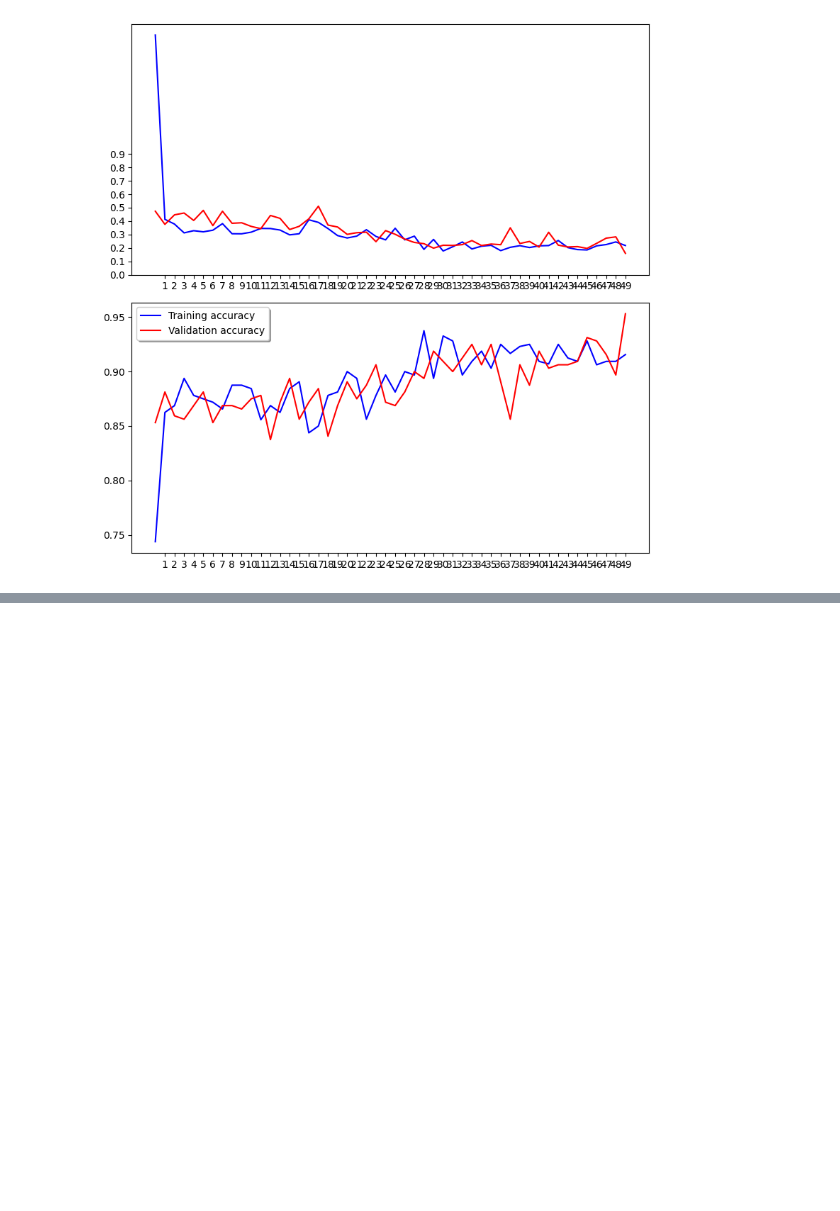
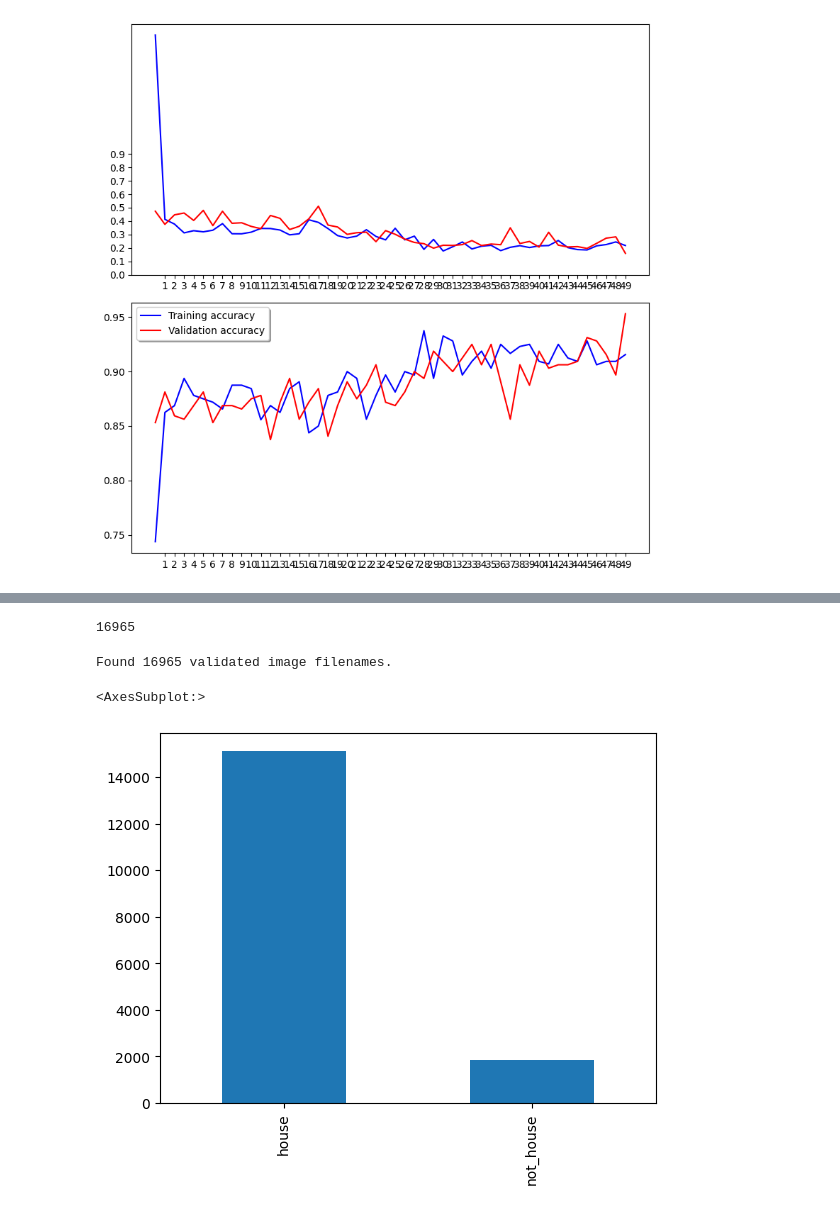
Before and after one commit to StaceyTf1999/graduateproject1_housetype.predicting, a Jupyter notebook: housing_predicting.ipynb, the cells around one changed output, grey strips where cells are left out. Cells and saved outputs as stored; diff of their text form; code cells hidden in the pictures; blank space fills up the shorter version.

Commit message:
mapping the prediction

```diff
--- a/housing_predicting.ipynb
+++ b/housing_predicting.ipynb
@@ -700,0 +705,44 @@ plt.show()
+# %%
+non_labeled = os.listdir("../street_view/street_view/")
+test_df = pd.DataFrame({
+    'PropertyID': non_labeled
+})
+num_test = test_df.shape[0]
+# %%
+num_test
+# %% [output]
+16965
+# %%
+IMAGE_WIDTH=320
+IMAGE_HEIGHT=320
+IMAGE_SIZE=(IMAGE_WIDTH, IMAGE_HEIGHT)
+batch_size=64
+
+test_gen = ImageDataGenerator(rescale=1./255)
+test_housegenerator = test_gen.flow_from_dataframe(
+    test_df,
+    "../street_view/street_view/",
+    x_col='PropertyID',
+    y_col=None,
+    class_mode=None,
+    target_size=IMAGE_SIZE,
+    batch_size=batch_size,
+    shuffle=False
+)
+# %% [output]
+Found 16965 validated image filenames.
+# %%
+predict = model.predict_generator(test_housegenerator, steps=np.ceil(num_test/batch_size))
+# %%
+# For categoral classication task, the prediction will give out the probability of each category. We need to pick the category that have the highest probability
+
+test_df['category'] = np.argmax(predict, axis=-1)
+
+# convert the predict category back into generator classes
+label_map = dict((v,k) for k,v in train_housegenerator.class_indices.items())
+test_df['category'] = test_df['category'].replace(label_map)
+# %%
+test_df['category'].value_counts().plot.bar()
+# %% [output]
+<AxesSubplot:>
+[figure, added]
```
Also changed, not shown: parts of 1 cell of this notebook.
